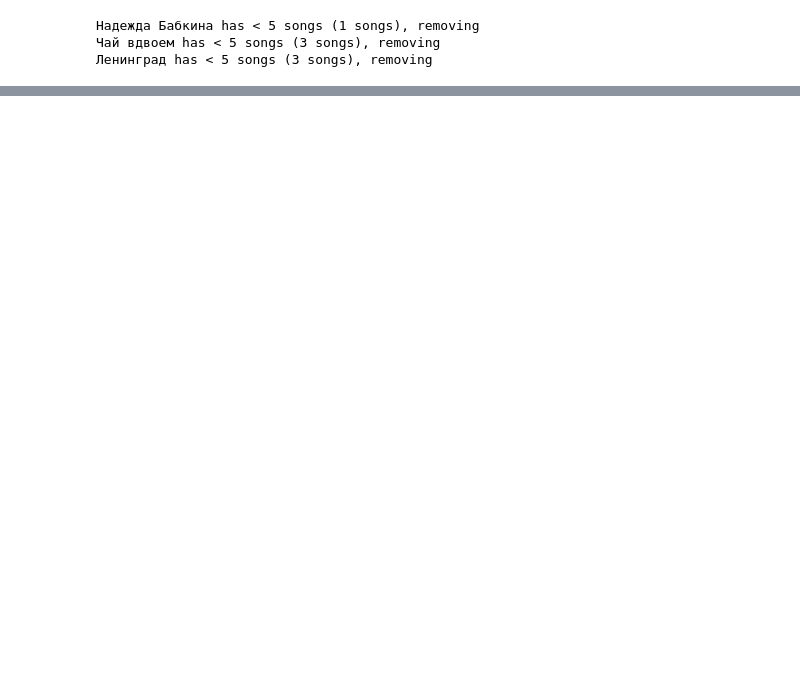
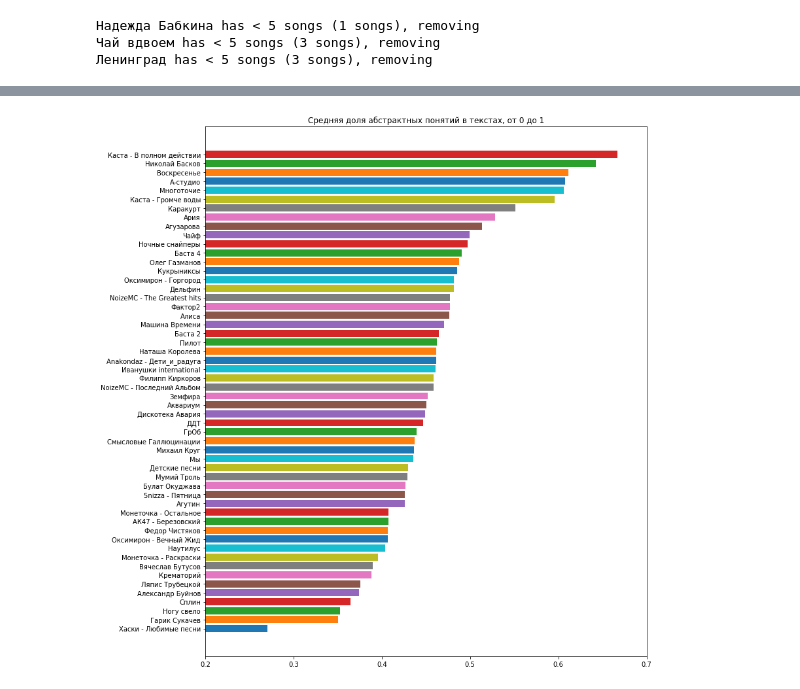
Before and after one commit to plaksivayatryapka/lyrics_diversity, a Jupyter notebook: pos_models.ipynb, the cells around one changed output, grey strips where cells are left out. Cells and saved outputs as stored; diff of their text form; code cells hidden in the pictures; blank space fills up the shorter version.

```diff
--- a/pos_models.ipynb
+++ b/pos_models.ipynb
@@ -223,0 +228,25 @@ if words_count == 1000:  # scatter chart should be used only with words_count=10
+# %%
+# ABSTRACT
+
+for singer in vectors_data:
+    for song in vectors_data[singer]:
+        vectors_data[singer][song]['entities'] = [get_entity(word) for word in vectors_data[singer][song]['words_normalized']]
+        vectors_data[singer][song]['entities'] = remove_none(vectors_data[singer][song]['entities'])
+        vectors_data[singer][song]['abstract_ratio'] = (float(vectors_data[singer][song]['entities'].count('ABSTRACT')) /
+                                                        len(vectors_data[singer][song]['entities']))
+
+fig = plt.figure(figsize=[12, 12])
+plot_data = list()
+for singer in vectors_data:
+    plot_data.append([singer, average([song['abstract_ratio'] for song in vectors_data[singer].values()])])
+
+plot_data.sort(key=operator.itemgetter(1))
+
+for bar in plot_data:
+    plt.barh(bar[0], bar[1])
+
+plt.title(u'Средняя доля абстрактных понятий в текстах, от 0 до 1')
+plt.xlim([0.2, 0.7])
+plt.tight_layout()
+# %% [output]
+[figure, added]
```
Also changed, not shown: parts of 16 cells of this notebook.
